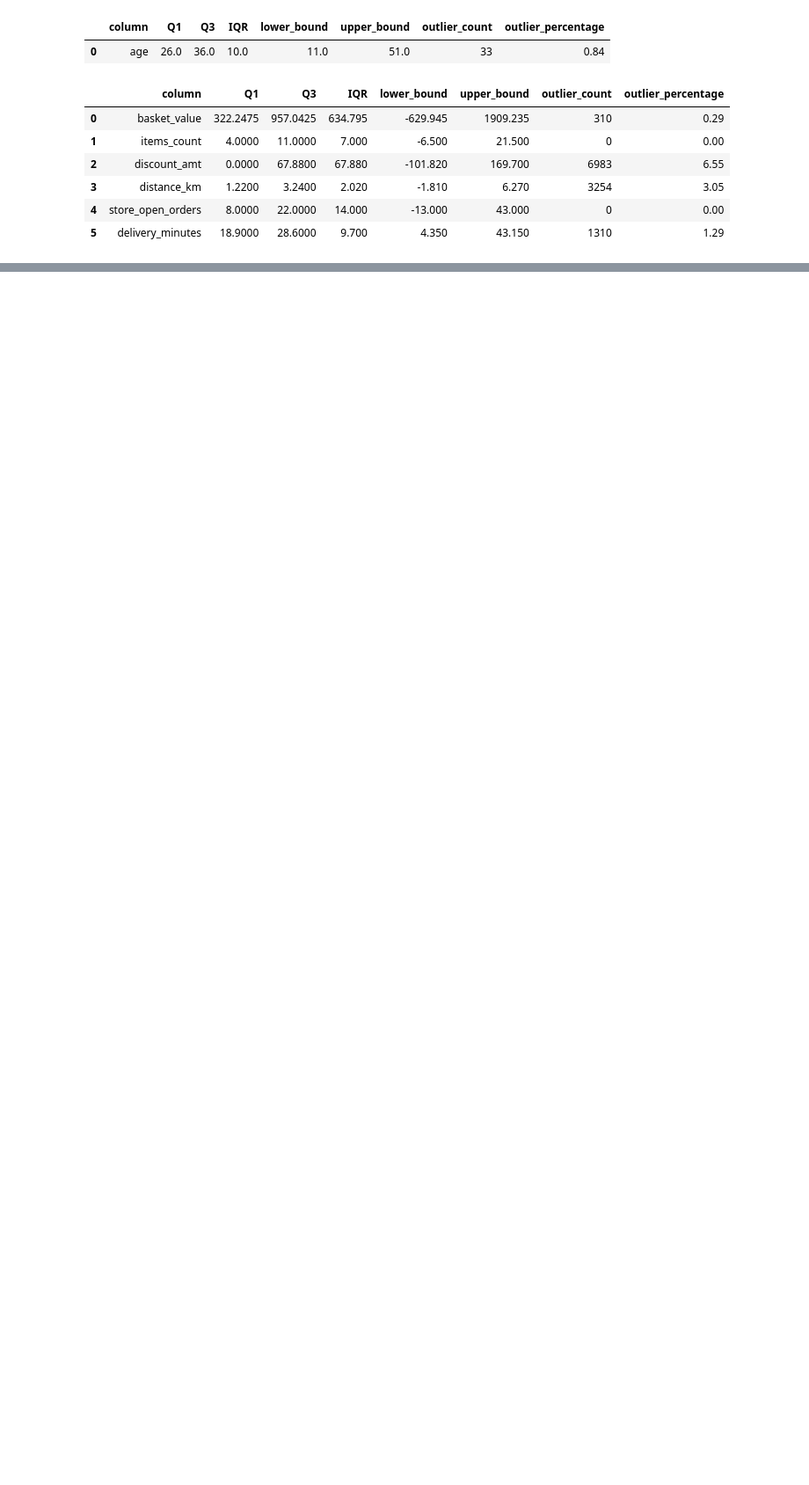
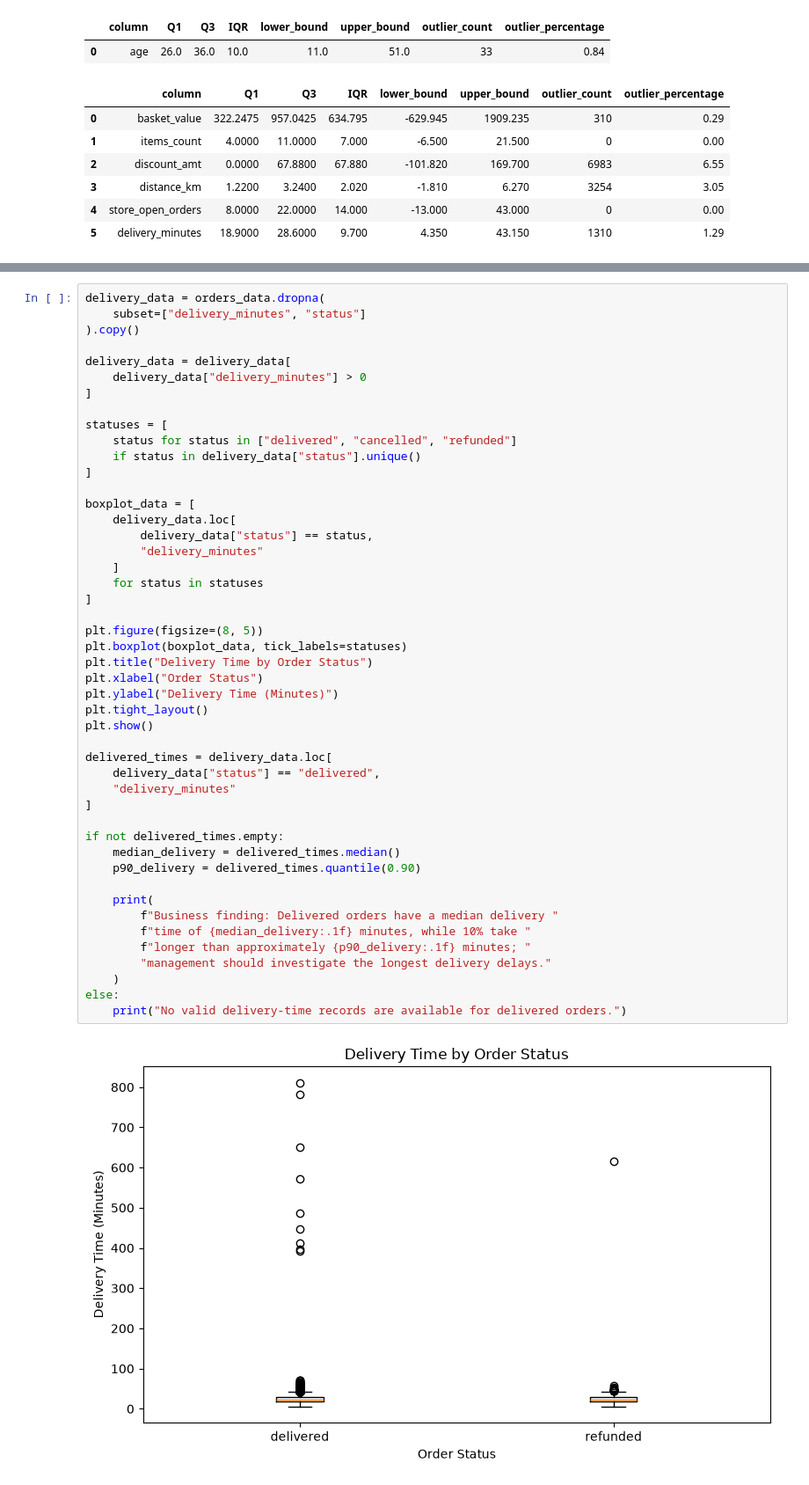
Before and after one commit to chauhankeval33/QuickCart, a Jupyter notebook: notebooks/01_eda.ipynb, the cells around one changed output, grey strips where cells are left out. Shown at 88% size. Cells and saved outputs as stored; diff of their text form; blank space fills up the shorter version.

```diff
--- a/notebooks/01_eda.ipynb
+++ b/notebooks/01_eda.ipynb
@@ -361,0 +509,49 @@ display(order_outliers)
+# %%
+delivery_data = orders_data.dropna(
+    subset=["delivery_minutes", "status"]
+).copy()
+
+delivery_data = delivery_data[
+    delivery_data["delivery_minutes"] > 0
+]
+
+statuses = [
+    status for status in ["delivered", "cancelled", "refunded"]
+    if status in delivery_data["status"].unique()
+]
+
+boxplot_data = [
+    delivery_data.loc[
+        delivery_data["status"] == status,
+        "delivery_minutes"
+    ]
+    for status in statuses
+]
+
+plt.figure(figsize=(8, 5))
+plt.boxplot(boxplot_data, tick_labels=statuses)
+plt.title("Delivery Time by Order Status")
+plt.xlabel("Order Status")
+plt.ylabel("Delivery Time (Minutes)")
+plt.tight_layout()
+plt.show()
+
+delivered_times = delivery_data.loc[
+    delivery_data["status"] == "delivered",
+    "delivery_minutes"
+]
+
+if not delivered_times.empty:
+    median_delivery = delivered_times.median()
+    p90_delivery = delivered_times.quantile(0.90)
+
+    print(
+        f"Business finding: Delivered orders have a median delivery "
+        f"time of {median_delivery:.1f} minutes, while 10% take "
+        f"longer than approximately {p90_delivery:.1f} minutes; "
+        "management should investigate the longest delivery delays."
+    )
+else:
+    print("No valid delivery-time records are available for delivered orders.")
+# %% [output]
+[figure, added]
```
Also changed, not shown: parts of 11 cells of this notebook.
